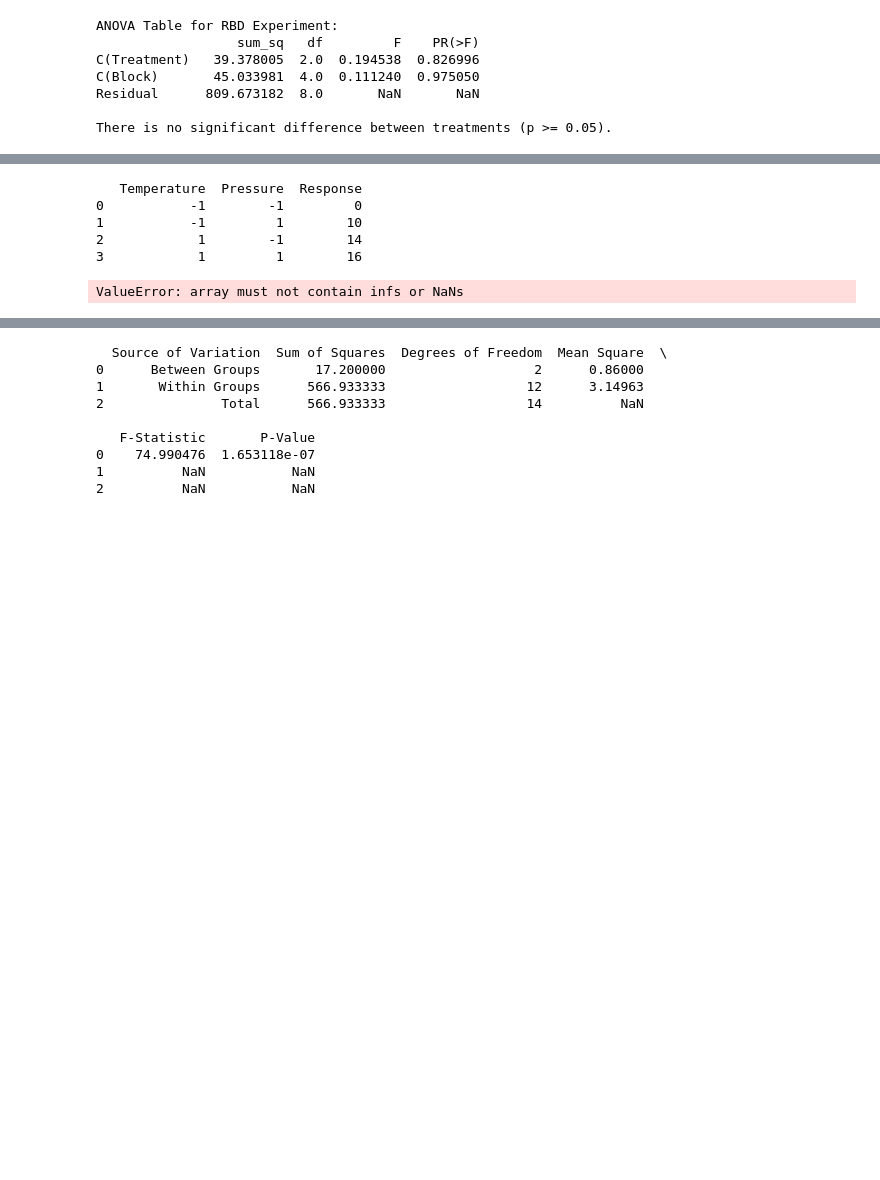
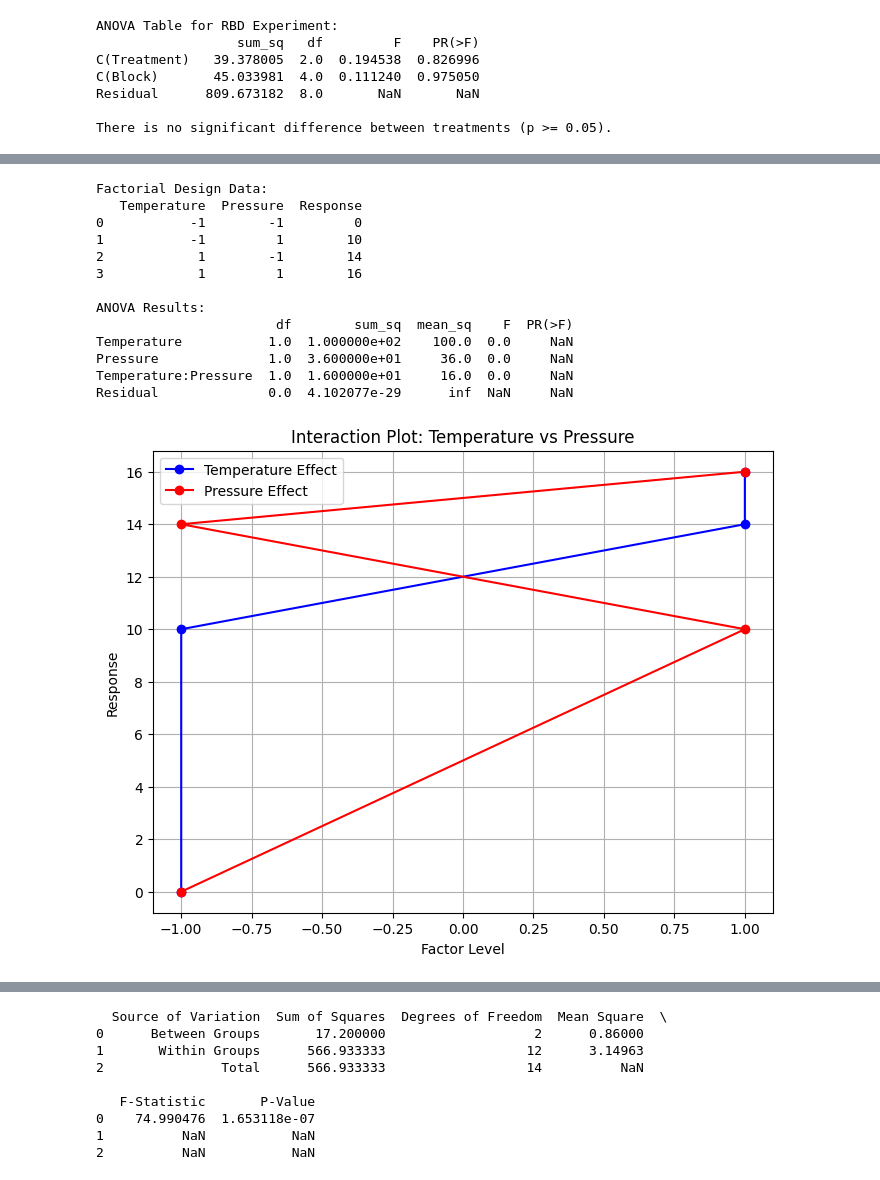
Before and after one commit to drscghosh/Testing, a Jupyter notebook: python-colab.ipynb, the cells around one changed output, grey strips where cells are left out. Cells and saved outputs as stored; diff of their text form; code cells hidden in the pictures; blank space fills up the shorter version.

```diff
--- a/python-colab.ipynb
+++ b/python-colab.ipynb
@@ -1735,32 +1735,40 @@ for temp, press in factor_combinations:
 # Step 4: Create a DataFrame to display the experimental design and results
 df = pd.DataFrame(factor_combinations, columns=factors)
 df['Response'] = response
 
 # Step 5: Analyze the design using an ANOVA (Analysis of Variance)
 # Fit an ANOVA model using the full factorial design
 model = ols('Response ~ Temperature * Pressure', data=df).fit()
-anova_table = sm.stats.anova_lm(model, typ=2)
+anova_table = sm.stats.anova_lm(model, type=2)
 
 # Step 6: Display the results
 print("Factorial Design Data:")
 print(df)
 print("\nANOVA Results:")
 print(anova_table)
 
 # Step 7: Visualizing the interaction effect
 plt.figure(figsize=(8, 6))
 plt.title("Interaction Plot: Temperature vs Pressure")
 plt.plot(df['Temperature'], df['Response'], marker='o', label='Temperature Effect', color='blue')
 plt.plot(df['Pressure'], df['Response'], marker='o', label='Pressure Effect', color='red')
 plt.xlabel('Factor Level')
 plt.ylabel('Response')
 plt.legend()
 plt.grid(True)
 plt.show()
 # %% [output]
+Factorial Design Data:
    Temperature  Pressure  Response
 0           -1        -1         0
 1           -1         1        10
 2            1        -1        14
 3            1         1        16
+
+ANOVA Results:
+                       df        sum_sq  mean_sq    F  PR(>F)
+Temperature           1.0  1.000000e+02    100.0  0.0     NaN
+Pressure              1.0  3.600000e+01     36.0  0.0     NaN
+Temperature:Pressure  1.0  1.600000e+01     16.0  0.0     NaN
+Residual              0.0  4.102077e-29      inf  NaN     NaN
-ValueError: array must not contain infs or NaNs
+[figure, added]
```
Also changed, not shown: parts of 3 cells of this notebook.
